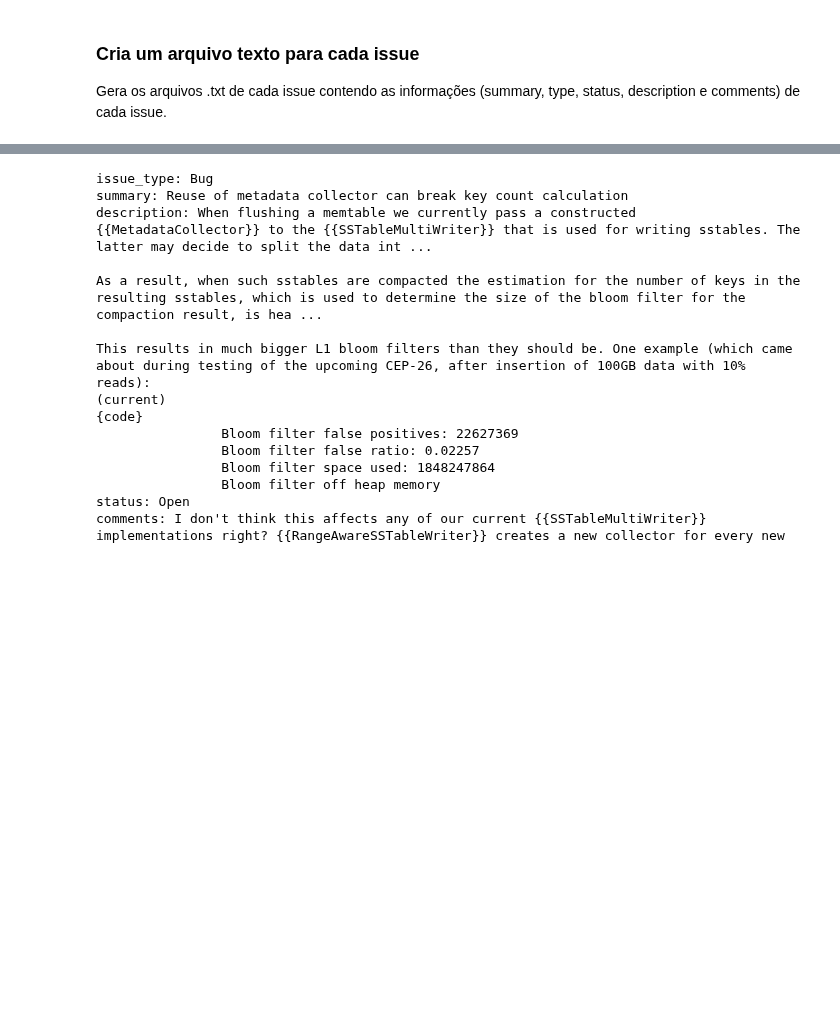
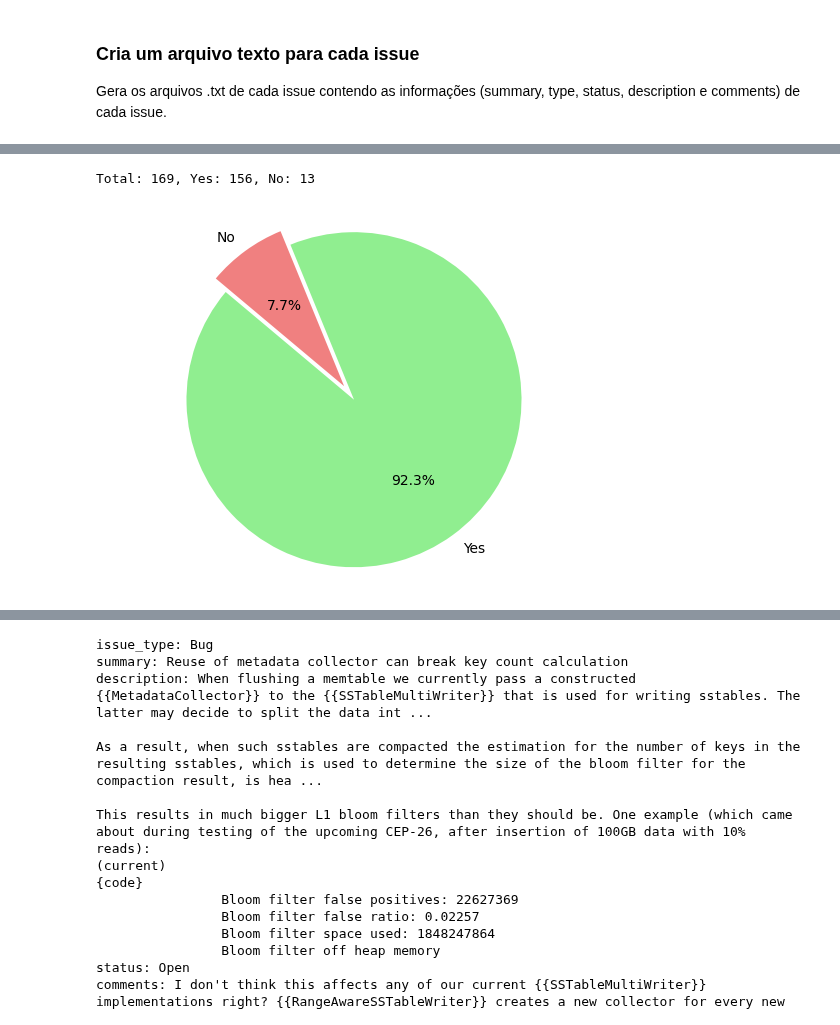
Before and after one commit to armandossrecife/my_validation, a Jupyter notebook: My_Commits_and_my_Issues_from_Cassandra.ipynb, the cells around one changed output, grey strips where cells are left out. Cells and saved outputs as stored; diff of their text form; code cells hidden in the pictures; blank space fills up the shorter version.

```diff
--- a/My_Commits_and_my_Issues_from_Cassandra.ipynb
+++ b/My_Commits_and_my_Issues_from_Cassandra.ipynb
@@ -553,6 +553,34 @@ def calculate_sample_size(confidence_level, margin_of_error, population_proporti
         sample_size = sample_size / (1 + ((sample_size - 1) / population_size))
 
     return int(sample_size)
+
+
+def pie_chart_yes_no(my_series):
+  import matplotlib.pyplot as plt
+
+  # Sample data with 'Yes' and 'No' values
+  data = my_series.to_list()
+
+  # Count the occurrences of 'Yes' and 'No'
+  count_yes = data.count('Yes')
+  count_no = data.count('No')
+  total = count_yes + count_no
+  print(f'Total: {total}, Yes: {count_yes}, No: {count_no}')
+
+  # Data to be plotted
+  labels = 'Yes', 'No'
+  sizes = [count_yes, count_no]
+  colors = ['lightgreen', 'lightcoral']
+  explode = (0.1, 0)  # Explode the 'Yes' slice
+
+  # Create a pie chart
+  plt.pie(sizes, explode=explode, labels=labels, colors=colors, autopct='%1.1f%%', startangle=140)
+
+  # Set aspect ratio to be equal so the pie chart is circular
+  plt.axis('equal')
+
+  # Display the pie chart
+  plt.show()
 # %% [markdown]
 # 3. Cloning the local repository
 # %%
@@ -1885,9 +1920,11 @@ my_inspection.zip.1 100%[===================>] 187.89K  --.-KB/s    in 0.1s
 # %%
 df_issues_in_commits_with_satd_keywords = pd.read_excel('issues_in_commits_detailed_muitos_arquivos.xlsx')
 df_commits_with_satd_keywords_with_critical_classes = pd.read_excel('commits_com_muitos_arquivos_moficiados.xlsx')
+df_inspecao_completa = pd.read_excel('inspecao_completa.xlsx')
 
 my_issues = df_issues_in_commits_with_satd_keywords.copy()
 my_commits = df_commits_with_satd_keywords_with_critical_classes.copy()
+my_inspecao_completa = df_inspecao_completa.copy()
 # %% [markdown]
 ## Issues
 # %%
@@ -1994,0 +2052,5 @@ Contem os arquivos textos com as informações básicas dos issues e os arquivos
+# %%
+pie_chart_yes_no(my_series=my_inspecao_completa.architecture_issue)
+# %% [output]
+Total: 169, Yes: 156, No: 13
+[figure, added]
```
Also changed, not shown: parts of 21 cells of this notebook.
